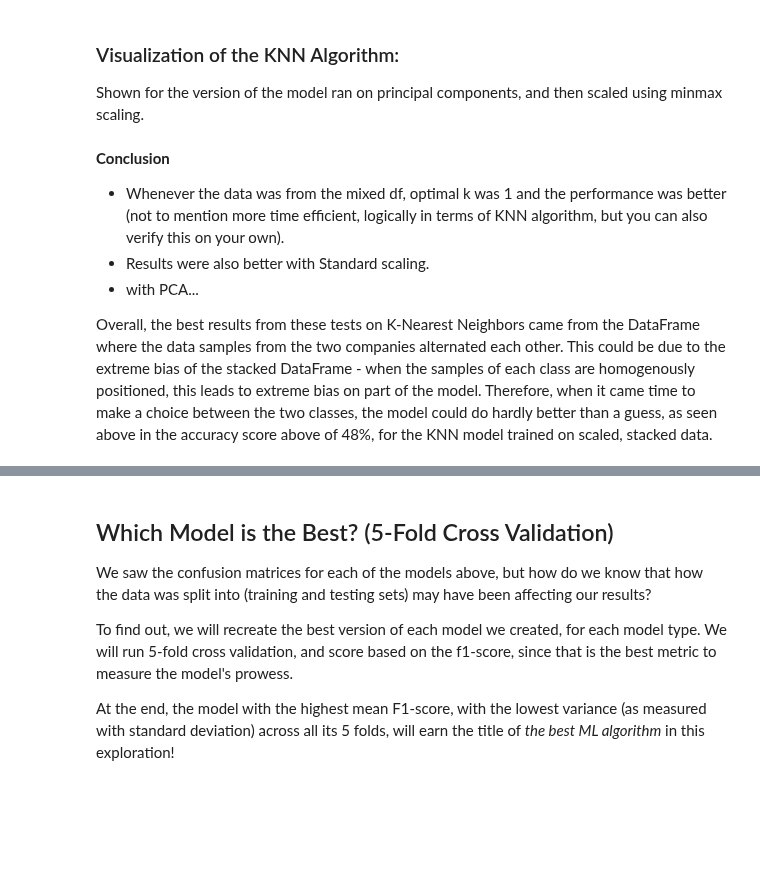
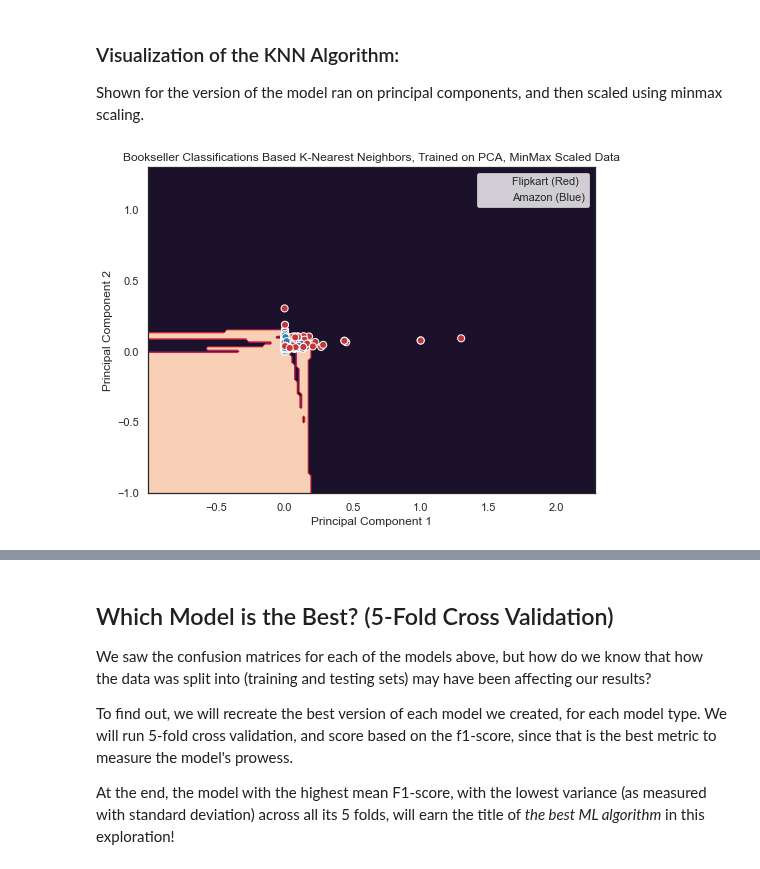
Before and after one commit to UPstartDeveloper/bookstore-classifier, a Jupyter notebook: classifications.ipynb, the cells around one changed output, grey strips where cells are left out. Cells and saved outputs as stored; diff of their text form; code cells hidden in the pictures; blank space fills up the shorter version.

```diff
--- a/classifications.ipynb
+++ b/classifications.ipynb
@@ -1372,14 +1381,8 @@ F1-Score: 0.865
 ### Visualization of the KNN Algorithm:
 Shown for the version of the model ran on principal components, and then scaled using minmax scaling.
 # %%
-X_test = pca_s_scaled['X_test']
-y_pred = knn5.predict(X_test)
-plot_knn(knn5, X_test, y_pred, 'Standard Scaled')
+X_test = pca_mm_scaled['X_test']
+y_pred = knn6.predict(X_test)
+plot_knn(knn6, X_test, y_pred, 'MinMax Scaled')
+# %% [output]
+[figure, added]
-# %% [markdown]
-**Conclusion**
-- Whenever the data was from the mixed df, optimal k was 1 and the performance was better (not to mention more time efficient, logically in terms of KNN algorithm, but you can also verify this on your own).
-- Results were also better with Standard scaling.
-- with PCA...
-
-
-Overall, the best results from these tests on K-Nearest Neighbors came from the DataFrame where the data samples from the two companies alternated each other. This could be due to the extreme bias of the stacked DataFrame - when the samples of each class are homogenously positioned, this leads to extreme bias on part of the model. Therefore, when it came time to make a choice between the two classes, the model could do hardly better than a guess, as seen above in the accuracy score above of 48%, for the KNN model trained on scaled, stacked data.
```
Also changed, not shown: parts of 4 cells of this notebook.
